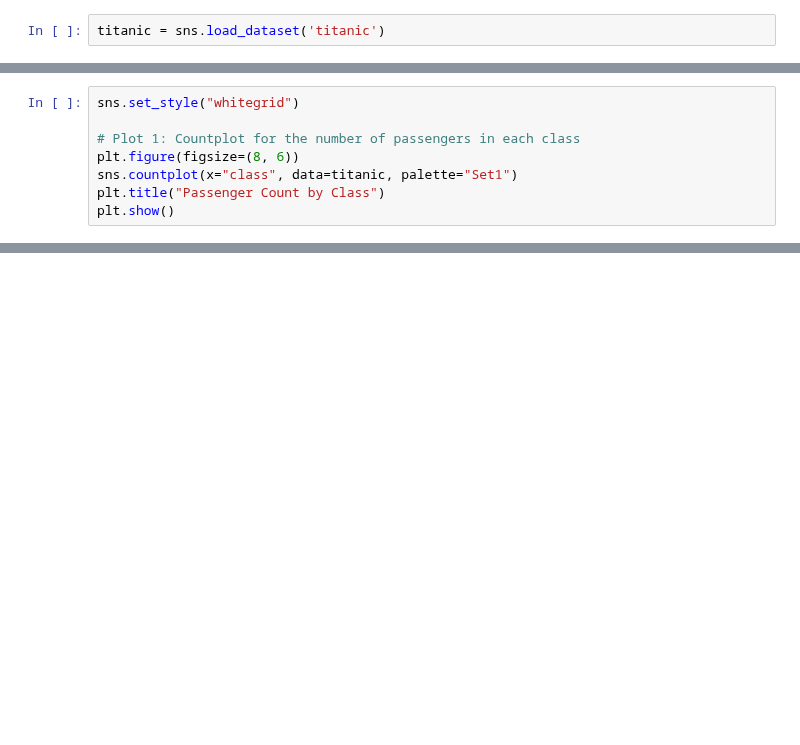
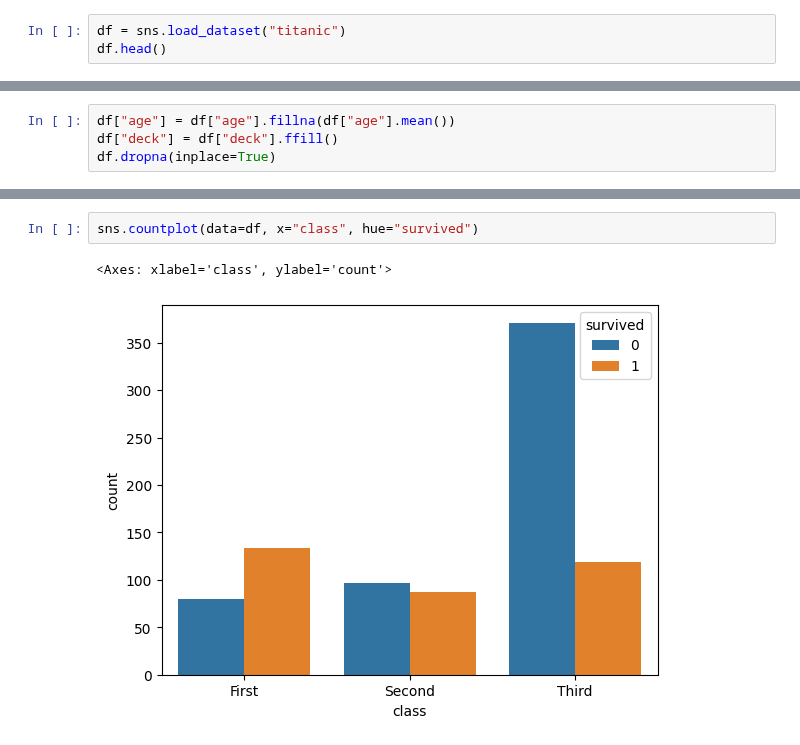
Before and after one commit to shxntanu/TE-Lab-Assignments, a Jupyter notebook: 04-Data-Visualization-1/Assignment4.ipynb, the cells around one changed output, grey strips where cells are left out. Saved outputs shown, nothing was run; the diff lists cells and outputs as text; blank space fills up the shorter version.

```diff
--- a/04-Data-Visualization-1/Assignment4.ipynb
+++ b/04-Data-Visualization-1/Assignment4.ipynb
@@ -20,2 +13,3 @@ from sklearn.preprocessing import LabelEncoder
 # %%
-titanic = sns.load_dataset('titanic')
+df = sns.load_dataset("titanic")
+df.head()
@@ -31,8 +22,0 @@ titanic.head()
-# %%
-sns.set_style("whitegrid")
-
-# Plot 1: Countplot for the number of passengers in each class
-plt.figure(figsize=(8, 6))
-sns.countplot(x="class", data=titanic, palette="Set1")
-plt.title("Passenger Count by Class")
-plt.show()
@@ -75,0 +42,4 @@ plt.show()
+# %%
+df["age"] = df["age"].fillna(df["age"].mean())
+df["deck"] = df["deck"].ffill()
+df.dropna(inplace=True)
@@ -75,0 +65,5 @@ plt.show()
+# %%
+sns.countplot(data=df, x="class", hue="survived")
+# %% [output]
+<Axes: xlabel='class', ylabel='count'>
+[figure, added]
```
Also changed, not shown: parts of 22 cells of this notebook.
